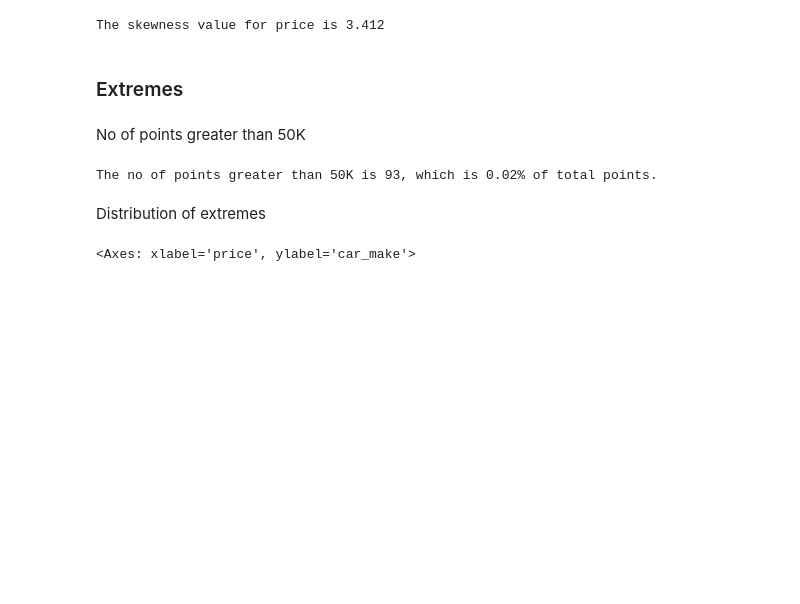
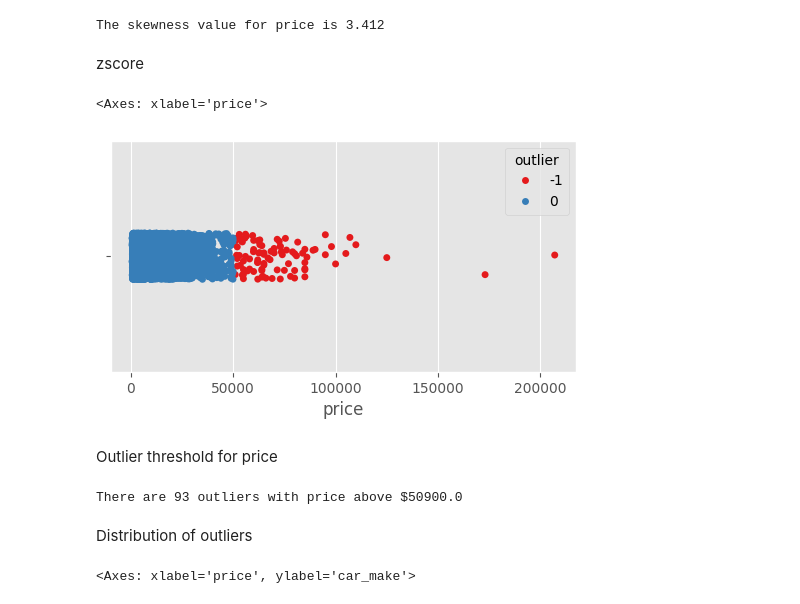
Before and after one commit to abhaykukade/Car-Price-Prediction, a Jupyter notebook: model_evaluation_v2.ipynb, the cells around one changed output. Drawn from its saved outputs; the diff is of its cells as text; code cells hidden in the pictures; blank space fills up the shorter version.

```diff
--- a/model_evaluation_v2.ipynb
+++ b/model_evaluation_v2.ipynb
@@ -146,15 +145,25 @@ skew_value = skew(train_df['price'], bias=True)
 print(f'The skewness value for price is {skew_value:.3f}')
 # %% [output]
 The skewness value for price is 3.412
-# %% [markdown]
-### Extremes
-# %% [markdown]
-No of points greater than 50K
-# %%
-extremes = train_df[train_df['price']>50000][['price', 'car_make']]
-print(f'The no of points greater than 50K is {len(extremes)}, which is {len(extremes)/len(train_df):.2f}% of total points.')
-# %% [output]
-The no of points greater than 50K is 93, which is 0.02% of total points.
+# %% [markdown]
+zscore
+# %%
+price_df = train_df[['price', 'car_make']].copy()
+price_df['zscore'] = zscore(price_df['price'])
+price_df['outlier'] = (price_df['zscore'].abs() > 3).map({False:0, True:-1})
+
+plt.figure(figsize=(6, 3))
+sns.stripplot(data=price_df, x='price', hue='outlier', orient='h', palette='Set1')
+# %% [output]
+<Axes: xlabel='price'>
+[figure, added]
+# %% [markdown]
+Outlier threshold for price
+# %%
+outliers = price_df[price_df['outlier']==-1]
+print(f'There are {len(outliers)} outliers with price above ${outliers['price'].min()}')
+# %% [output]
+There are 93 outliers with price above $50900.0
 # %% [markdown]
-Distribution of extremes
+Distribution of outliers
 # %%
```
Also changed, not shown: parts of 14 cells of this notebook, 1 other file.
